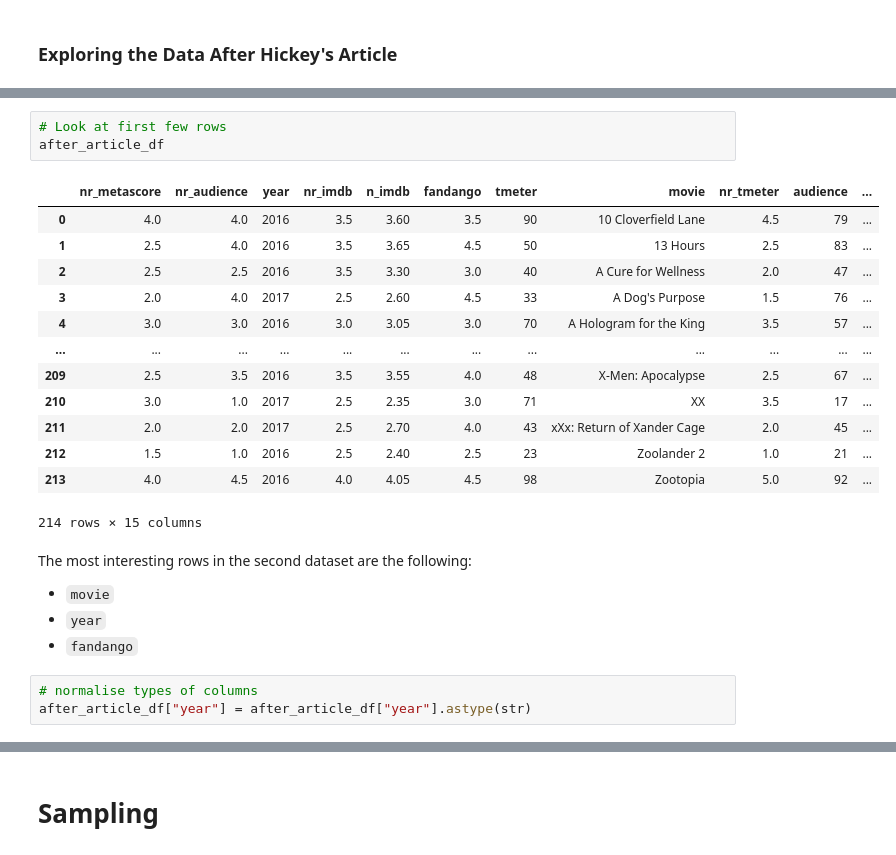
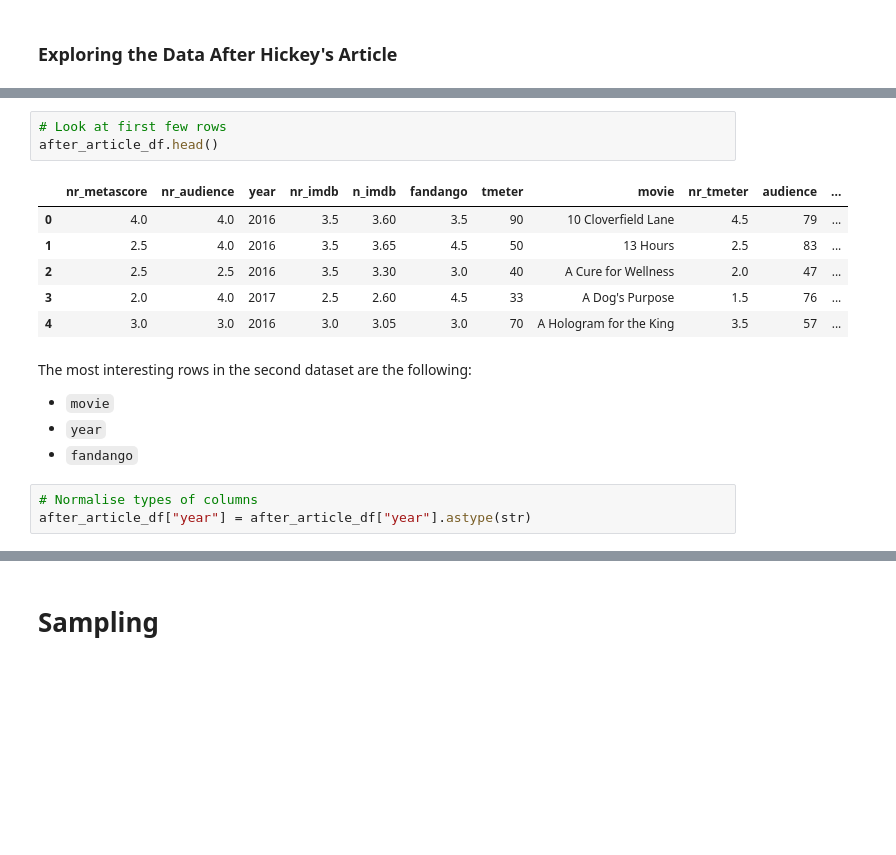
Before and after one commit to pheygiod/fandango_movie_ratings, a Jupyter notebook: fandango.ipynb, the cells around one changed output, grey strips where cells are left out. Cells and saved outputs as stored; diff of their text form; blank space fills up the shorter version.

```diff
--- a/fandango.ipynb
+++ b/fandango.ipynb
@@ -113,28 +114,21 @@ dtypes: float64(10), int64(4), object(1)
 memory usage: 26.8+ KB
 # %%
 # Look at first few rows
-after_article_df
+after_article_df.head()
 # %% [output]
 |  | nr_metascore | nr_audience | year | nr_imdb | n_imdb | fandango | tmeter | movie | nr_tmeter | audience | ... |
 | 0 | 4.0 | 4.0 | 2016 | 3.5 | 3.60 | 3.5 | 90 | 10 Cloverfield Lane | 4.5 | 79 | ... |
 | 1 | 2.5 | 4.0 | 2016 | 3.5 | 3.65 | 4.5 | 50 | 13 Hours | 2.5 | 83 | ... |
 | 2 | 2.5 | 2.5 | 2016 | 3.5 | 3.30 | 3.0 | 40 | A Cure for Wellness | 2.0 | 47 | ... |
 | 3 | 2.0 | 4.0 | 2017 | 2.5 | 2.60 | 4.5 | 33 | A Dog's Purpose | 1.5 | 76 | ... |
 | 4 | 3.0 | 3.0 | 2016 | 3.0 | 3.05 | 3.0 | 70 | A Hologram for the King | 3.5 | 57 | ... |
-| ... | ... | ... | ... | ... | ... | ... | ... | ... | ... | ... | ... |
-| 209 | 2.5 | 3.5 | 2016 | 3.5 | 3.55 | 4.0 | 48 | X-Men: Apocalypse | 2.5 | 67 | ... |
-| 210 | 3.0 | 1.0 | 2017 | 2.5 | 2.35 | 3.0 | 71 | XX | 3.5 | 17 | ... |
-| 211 | 2.0 | 2.0 | 2017 | 2.5 | 2.70 | 4.0 | 43 | xXx: Return of Xander Cage | 2.0 | 45 | ... |
-| 212 | 1.5 | 1.0 | 2016 | 2.5 | 2.40 | 2.5 | 23 | Zoolander 2 | 1.0 | 21 | ... |
-| 213 | 4.0 | 4.5 | 2016 | 4.0 | 4.05 | 4.5 | 98 | Zootopia | 5.0 | 92 | ... |
-214 rows × 15 columns
 # %% [markdown]
 The most interesting rows in the second dataset are the following:
 - `movie`
 - `year`
 - `fandango`
 # %%
-# normalise types of columns
+# Normalise types of columns
 after_article_df["year"] = after_article_df["year"].astype(str)
 # %%
 # Isolate relevant columns
```
Also changed, not shown: parts of 24 cells of this notebook, 1 other file.
